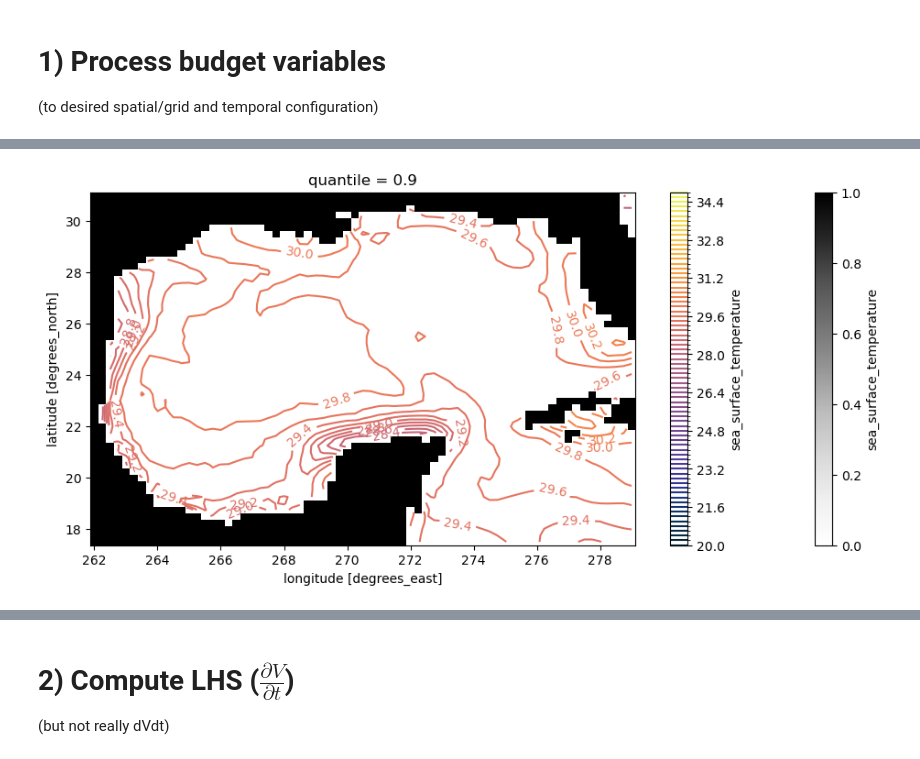
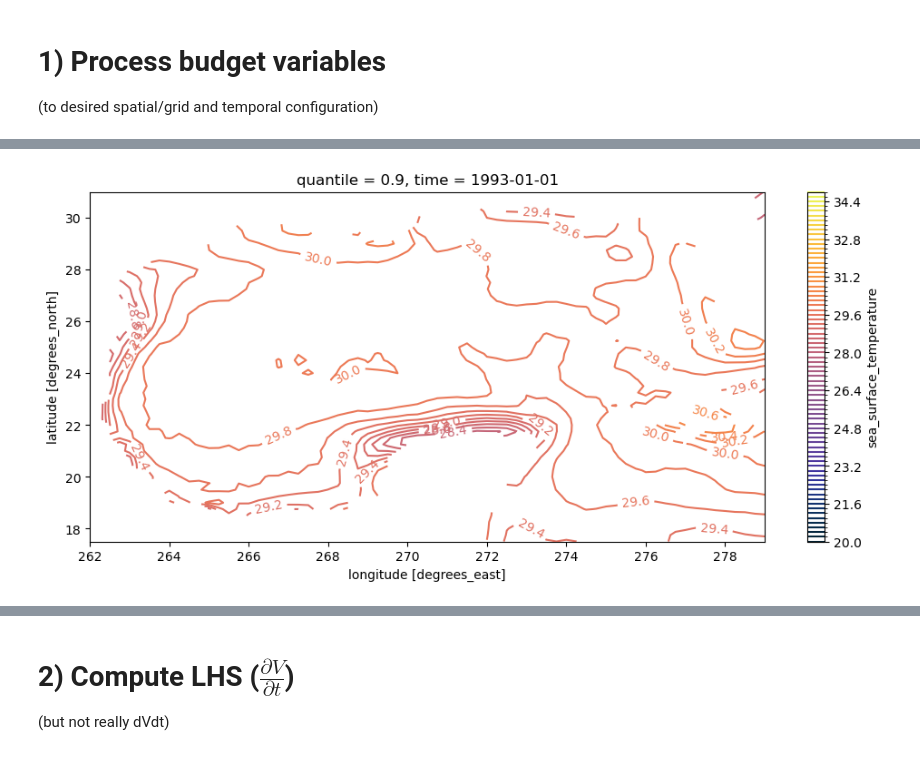
Before and after one commit to shanicetbailey/MHW-gfdl, a Jupyter notebook: 06-wmt-budget.ipynb, the cells around one changed output, grey strips where cells are left out. Saved outputs shown, nothing was run; the diff lists cells and outputs as text; code cells hidden in the pictures.

```diff
--- a/06-wmt-budget.ipynb
+++ b/06-wmt-budget.ipynb
@@ -62,12 +147,12 @@ Attributes: (0)
 # 1) Process budget variables
 (to desired spatial/grid and temporal configuration)
 # %%
-time_slice = dict(time=slice('1993', '2021'))
+time_slice = dict(time=slice('1993', '2021-06-30'))
 gom = dict(longitude=slice(-98, -81), latitude=slice(17.5, 31))
 
-sst_g = glorys.thetao.sel(**gom).isel(depth=0).drop_vars('depth')
-sst = sst_ds.sea_surface_temperature.sel(**time_slice)
-mask = mask_ds.land_sea_mask
+sst_g = glorys.thetao.sel(**gom)
+sst = sst_ds.sea_surface_temperature.sel(**time_slice).resample(time='D').mean()
+#mask = mask_ds.land_sea_mask
 
 sw = heat_fluxes.ssr.sel(**time_slice) / (60*60) #W/m2
 lw = heat_fluxes.str.sel(**time_slice) / (60*60) #W/m2
@@ -121,0 +241,3 @@ q90 = sst.quantile(0.90, dim='time')
+# %%
+mask = sst[0].isnull()
+mask_g = sst_g[0,0].isnull()
@@ -122,11 +249,8 @@ q90 = sst.quantile(0.90, dim='time')
 # %%
 theta_levs = np.arange(20,35,0.2)
 
 fig, ax = plt.subplots(figsize=(12,5))
-cmap = plt.cm.get_cmap("Greys")
-cmap.set_bad('red', 1.)
-mask.plot(cmap=cmap)
-C = q90.plot.contour(colors=cmocean.cm.thermal, levels=theta_levs, ax=ax, add_colorbar=True)
+C = q90.where(~mask).plot.contour(colors=cmocean.cm.thermal, levels=theta_levs, ax=ax, add_colorbar=True)
 plt.clabel(C);
 # %% [output]
-[figure, old version]
+[figure, new version]
```
Also changed, not shown: parts of 22 cells of this notebook.
